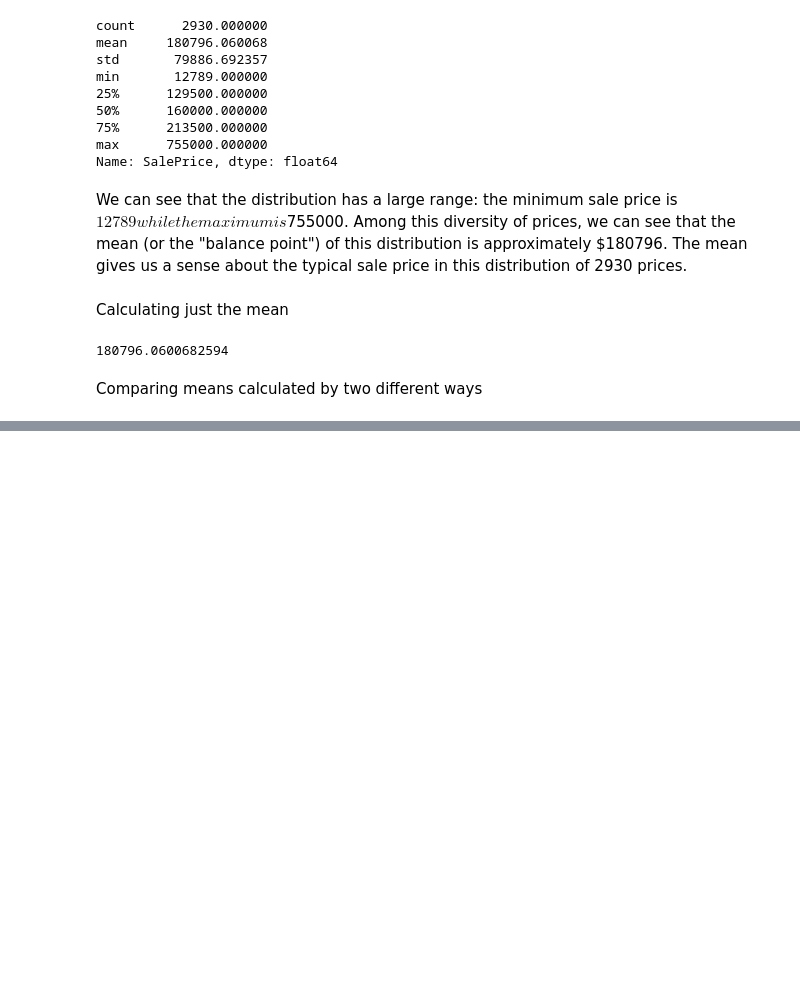
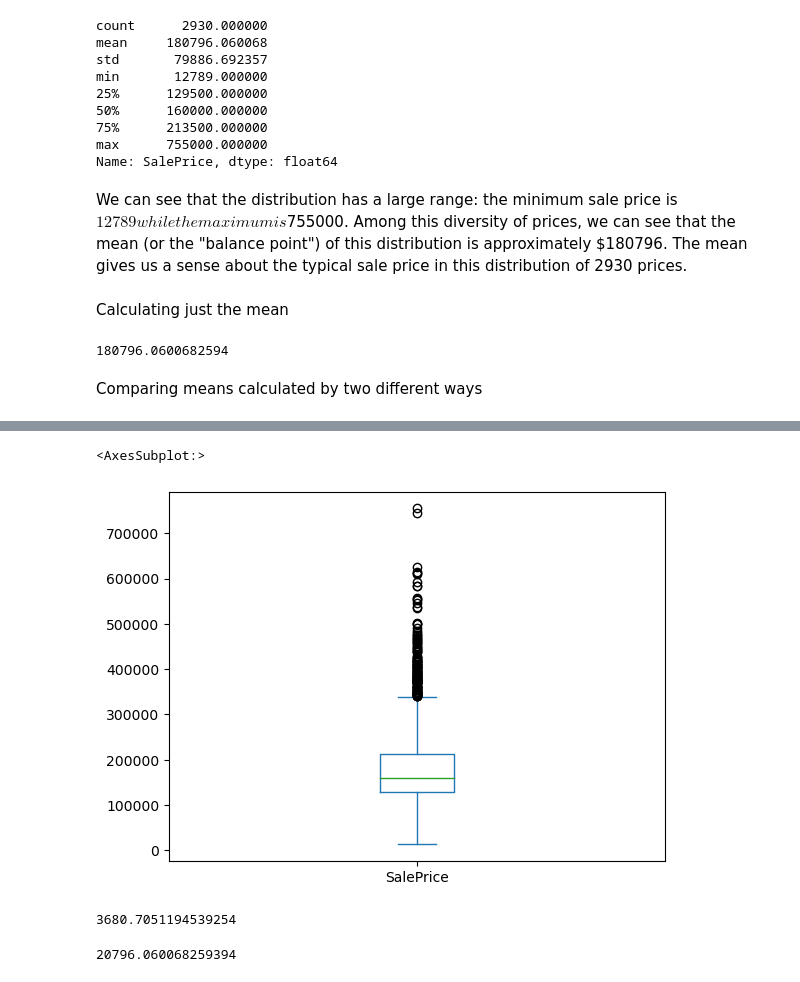
Before and after one commit to castobary/statistics, a Jupyter notebook: 06_module.ipynb, the cells around one changed output, grey strips where cells are left out. Drawn from its saved outputs; the diff is of its cells as text; code cells hidden in the pictures; blank space fills up the shorter version.

```diff
--- a/06_module.ipynb
+++ b/06_module.ipynb
@@ -179,0 +319,5 @@ plt.ylabel('Sampling error')
+# %%
+houses['SalePrice'].plot.box()
+# %% [output]
+<AxesSubplot:>
+[figure, added]
@@ -179,0 +331,8 @@ plt.ylabel('Sampling error')
+# %%
+lotarea_difference
+# %% [output]
+3680.7051194539254
+# %%
+saleprice_difference
+# %% [output]
+20796.060068259394
```
Also changed, not shown: parts of 18 cells of this notebook, 3 other files.
